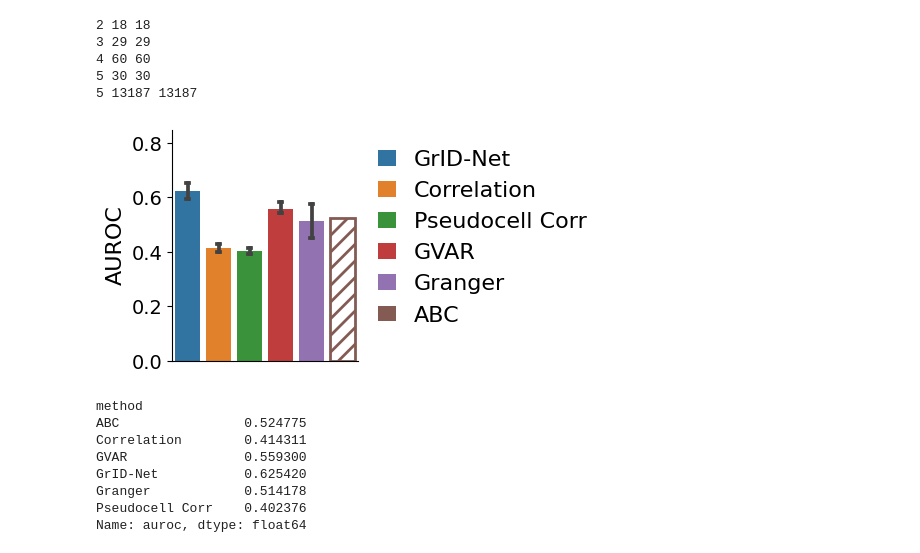
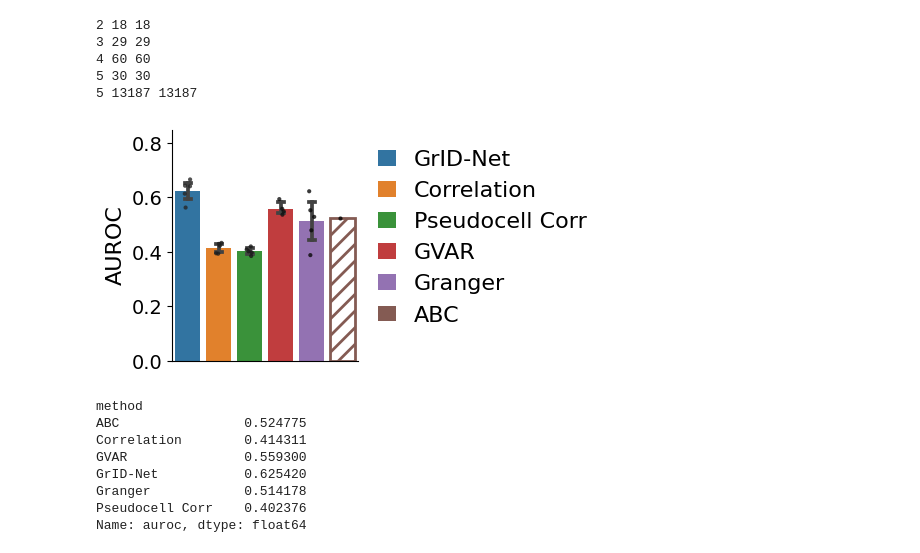
Before and after one commit to alexw16/gridnet, a Jupyter notebook: notebooks/final_human_cortex_multiome_benchmarking.ipynb, the cells around one changed output. Saved outputs shown, nothing was run; the diff lists cells and outputs as text; code cells hidden in the pictures.

```diff
--- a/notebooks/2024-10_human_cortex_multiome_benchmarking_final.ipynb
+++ b/notebooks/final_human_cortex_multiome_benchmarking.ipynb
@@ -231,7 +231,23 @@ def num_sigfigs(number):
 
 def create_plot(results_df,metric):
 
-    ax = sns.barplot(x='method',y=metric,hue='method',data=results_df,capsize=0.1,dodge=False)
+    ax = sns.barplot(x='method',y=metric,hue='method',data=results_df,capsize=0.2,dodge=False)
+
+    sns.stripplot(x='method',y=metric,hue='method',data=results_df,
+                  ax=ax,color="black",size=3,alpha=0.8)
+
+    handles, labels = ax.get_legend_handles_labels()
+    plt.legend(handles[results_df["method"].nunique():],labels[results_df["method"].nunique():],
+               bbox_to_anchor=(1,1),fontsize=16,frameon=False,handlelength=0.8)
+    sns.despine()
+
+    plt.tick_params(
+        axis='x',          # changes apply to the x-axis
+        which='both',      # both major and minor ticks are affected
+        bottom=False,      # ticks along the bottom edge are off
+        top=False,         # ticks along the top edge are off
+        labelbottom=False) # labels along the bottom edge are off
+
     plt.ylim(0,results_df[metric].max()*1.02)
     plt.xlabel('',fontsize=16)
     plt.ylabel(metric.upper(),fontsize=16)
@@ -392,44 +408,36 @@ See the caveats in the documentation: https://pandas.pydata.org/pandas-docs/stab
 # %%
 method_list = ['graph.trial{}'.format(trial_no) for trial_no in range(1,6)] + \
                 ['corr.trial{}'.format(trial_no) for trial_no in range(1,6)] + \
                 ['group_corr.trial{}'.format(trial_no) for trial_no in range(1,6)]
 method_list += ['gvar.trial{}'.format(trial_no) for trial_no in range(2,6)]
 method_list += ['granger.trial{}'.format(trial_no) for trial_no in range(1,6)]
 method_list += ['ABC.score']
 
 feature = 'eqtl.all'
 direction = 'less'
 
 metric = 'auroc'
 results_df = print_results(eval_df_eqtl,method_list,feature,eqtl_lower_thresh,direction,metric=metric)
 
 results_df['method'] = [convert_name(n) for n in results_df['method']]
 
 plt.figure(figsize=(len(set(results_df['method']))/2.5,3))
+
+
 ax = create_plot(results_df,metric)
 plt.rcParams['hatch.linewidth'] = 2
 ax.patches[-1].set_edgecolor(ax.patches[-1]._facecolor)
 ax.patches[-1].set_facecolor('white')
 ax.patches[-1].set_hatch('//')
 ax.patches[-1].set_linewidth(2)
 
-plt.tick_params(
-    axis='x',          # changes apply to the x-axis
-    which='both',      # both major and minor ticks are affected
-    bottom=False,      # ticks along the bottom edge are off
-    top=False,         # ticks along the top edge are off
-    labelbottom=False) # labels along the bottom edge are off
-plt.legend(bbox_to_anchor=(1,1),fontsize=16,frameon=False,handlelength=0.8)
-sns.despine()
-
 plt.ylim([0,0.85])
 
 plot_dir = '/data/cb/alexwu/mm_finemap/figures'
-plt.savefig(os.path.join(plot_dir,'auroc','{}.eqtl.0324.pdf'.format(dataset)), dpi=500, bbox_inches = "tight")
-
+plt.savefig(os.path.join(plot_dir,'auroc','{}.eqtl.0125.pdf'.format(dataset)), dpi=500, bbox_inches = "tight")
 plt.show()
 # %% [output]
-[figure, old version]
+[figure, new version]
 # %%
 results_df.groupby("method")["auroc"].mean()
 # %% [output]
```
Also changed, not shown: parts of 11 cells of this notebook, 5 other files.
